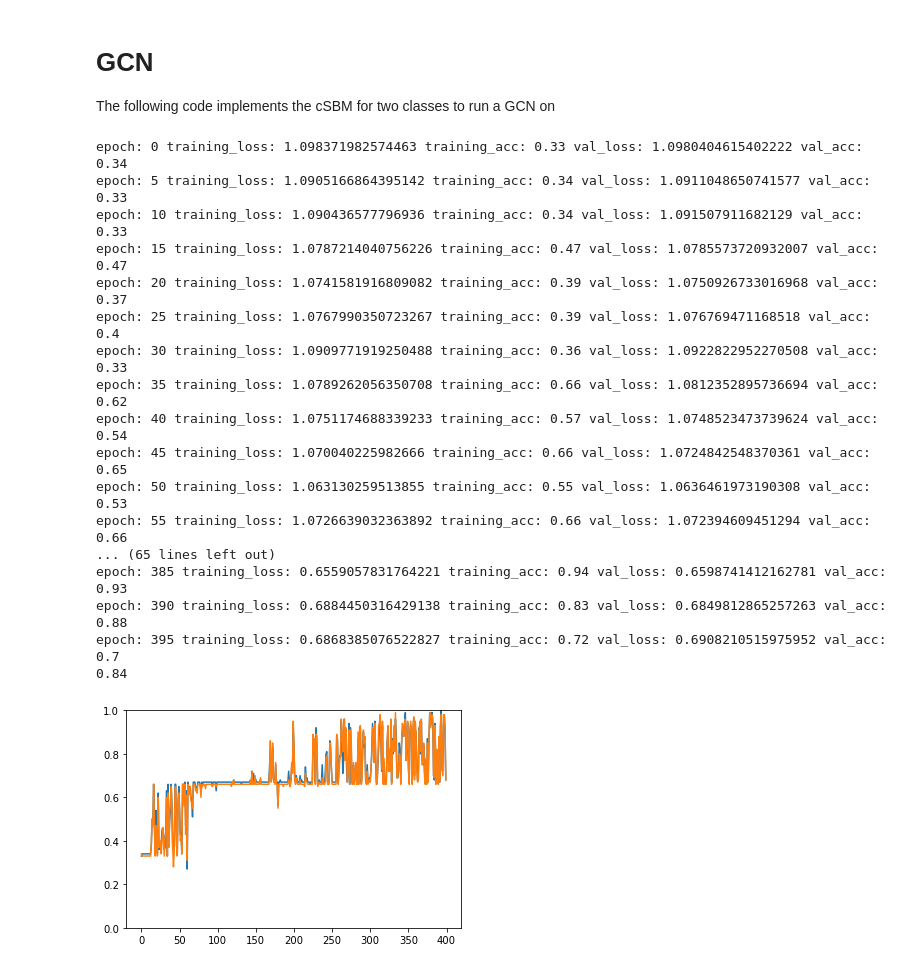
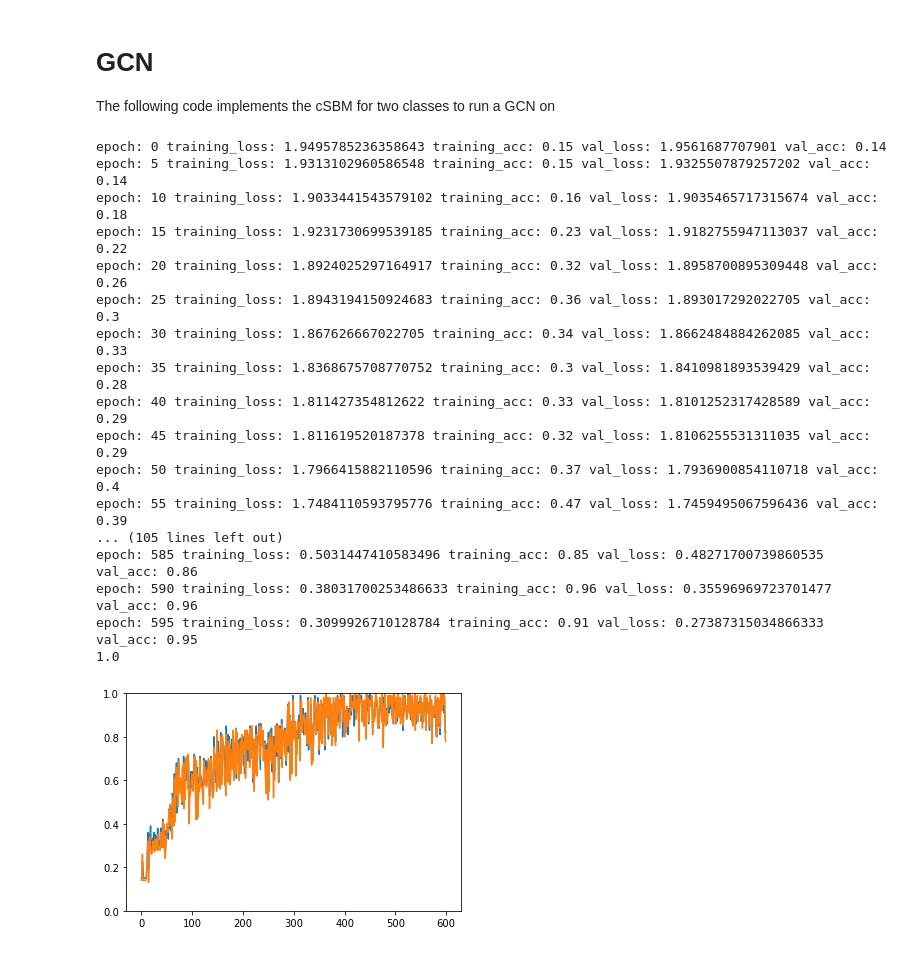
Before and after one commit to brownthesr/Synthetic-Graphs, a Jupyter notebook: SBM.ipynb, the cells around one changed output. Cells and saved outputs as stored; diff of their text form; code cells hidden in the pictures.

```diff
--- a/SBM.ipynb
+++ b/SBM.ipynb
@@ -237,7 +240,7 @@ def accuracy(preds,mask):# obtains the accuracy of the model
 d=10 # this is the average degree
 lamb = 40 # difference in edge_densities, 0 indicates only node features are informative lamb>0 means more intra edges vs inter edges(homophily)
 # lamb < 0 means less intra edges vs inter edges(heterophily)
-mu = 5# difference between the means of the two classes, increasing this means increasing difference between class features
+mu = 500# difference between the means of the two classes, increasing this means increasing difference between class features
 num_nodes = 200
 num_features = 4
 num_classes=7
@@ -248,7 +251,7 @@ edge_list = adj_to_list(adj)
 # our hyperparameter for our hidden model
 hidden_layers = 2
 lr = .01
-epochs = 400
+epochs = 600
 
 # sets up model/optimizer
 model = GCN(num_features,hidden_layers,num_classes)
@@ -267,48 +270,48 @@ model.train()# tells our model we are about to train
 losses = []
 accs = []
 for epoch in range(epochs):# runs through all the data 200 times
     optimizer.zero_grad()
     out = model(b,edge_list)
 
     train_loss = F.nll_loss(out[train_mask], labels[train_mask])
     train_acc = accuracy(out.max(1)[1], train_mask)
 
     val_loss = F.nll_loss(out[val_mask], labels[val_mask])
     val_acc = accuracy(out.max(1)[1], val_mask)
     losses.append([train_loss.item(),val_loss.item()])
     accs.append([train_acc,val_acc])
     if(epoch %5 == 0):
         print("epoch: {} training_loss: {} training_acc: {} val_loss: {} val_acc: {}".format(epoch,train_loss,train_acc,val_loss, val_acc))
 
     train_loss.backward()
     optimizer.step()
 
 losses = np.array(losses)
 accs = np.array(accs)
 plt.plot(accs[:,0])
 plt.plot(accs[:,1])
 plt.ylim(0,1)
 
 model.eval()
 out = model(b,edge_list)
 test_acc = accuracy(out.max(1)[1],torch.ones(num_nodes).to(torch.bool))
 print(test_acc)
 # %% [output]
-epoch: 0 training_loss: 1.098371982574463 training_acc: 0.33 val_loss: 1.0980404615402222 val_acc: 0.34
-epoch: 5 training_loss: 1.0905166864395142 training_acc: 0.34 val_loss: 1.0911048650741577 val_acc: 0.33
-epoch: 10 training_loss: 1.090436577796936 training_acc: 0.34 val_loss: 1.091507911682129 val_acc: 0.33
-epoch: 15 training_loss: 1.0787214040756226 training_acc: 0.47 val_loss: 1.0785573720932007 val_acc: 0.47
-epoch: 20 training_loss: 1.0741581916809082 training_acc: 0.39 val_loss: 1.0750926733016968 val_acc: 0.37
-epoch: 25 training_loss: 1.0767990350723267 training_acc: 0.39 val_loss: 1.076769471168518 val_acc: 0.4
-epoch: 30 training_loss: 1.0909771919250488 training_acc: 0.36 val_loss: 1.0922822952270508 val_acc: 0.33
-epoch: 35 training_loss: 1.0789262056350708 training_acc: 0.66 val_loss: 1.0812352895736694 val_acc: 0.62
-epoch: 40 training_loss: 1.0751174688339233 training_acc: 0.57 val_loss: 1.0748523473739624 val_acc: 0.54
-epoch: 45 training_loss: 1.070040225982666 training_acc: 0.66 val_loss: 1.0724842548370361 val_acc: 0.65
-epoch: 50 training_loss: 1.063130259513855 training_acc: 0.55 val_loss: 1.0636461973190308 val_acc: 0.53
-epoch: 55 training_loss: 1.0726639032363892 training_acc: 0.66 val_loss: 1.072394609451294 val_acc: 0.66
-... (65 lines left out)
-epoch: 385 training_loss: 0.6559057831764221 training_acc: 0.94 val_loss: 0.6598741412162781 val_acc: 0.93
-epoch: 390 training_loss: 0.6884450316429138 training_acc: 0.83 val_loss: 0.6849812865257263 val_acc: 0.88
-epoch: 395 training_loss: 0.6868385076522827 training_acc: 0.72 val_loss: 0.6908210515975952 val_acc: 0.7
-0.84
+epoch: 0 training_loss: 1.9495785236358643 training_acc: 0.15 val_loss: 1.9561687707901 val_acc: 0.14
+epoch: 5 training_loss: 1.9313102960586548 training_acc: 0.15 val_loss: 1.9325507879257202 val_acc: 0.14
+epoch: 10 training_loss: 1.9033441543579102 training_acc: 0.16 val_loss: 1.9035465717315674 val_acc: 0.18
+epoch: 15 training_loss: 1.9231730699539185 training_acc: 0.23 val_loss: 1.9182755947113037 val_acc: 0.22
+epoch: 20 training_loss: 1.8924025297164917 training_acc: 0.32 val_loss: 1.8958700895309448 val_acc: 0.26
+epoch: 25 training_loss: 1.8943194150924683 training_acc: 0.36 val_loss: 1.893017292022705 val_acc: 0.3
+epoch: 30 training_loss: 1.867626667022705 training_acc: 0.34 val_loss: 1.8662484884262085 val_acc: 0.33
+epoch: 35 training_loss: 1.8368675708770752 training_acc: 0.3 val_loss: 1.8410981893539429 val_acc: 0.28
+epoch: 40 training_loss: 1.811427354812622 training_acc: 0.33 val_loss: 1.8101252317428589 val_acc: 0.29
+epoch: 45 training_loss: 1.811619520187378 training_acc: 0.32 val_loss: 1.8106255531311035 val_acc: 0.29
+epoch: 50 training_loss: 1.7966415882110596 training_acc: 0.37 val_loss: 1.7936900854110718 val_acc: 0.4
+epoch: 55 training_loss: 1.7484110593795776 training_acc: 0.47 val_loss: 1.7459495067596436 val_acc: 0.39
+... (105 lines left out)
+epoch: 585 training_loss: 0.5031447410583496 training_acc: 0.85 val_loss: 0.48271700739860535 val_acc: 0.86
+epoch: 590 training_loss: 0.38031700253486633 training_acc: 0.96 val_loss: 0.35596969723701477 val_acc: 0.96
+epoch: 595 training_loss: 0.3099926710128784 training_acc: 0.91 val_loss: 0.27387315034866333 val_acc: 0.95
+1.0
-[figure, old version]
+[figure, new version]
```
Also changed, not shown: parts of 1 cell of this notebook.
